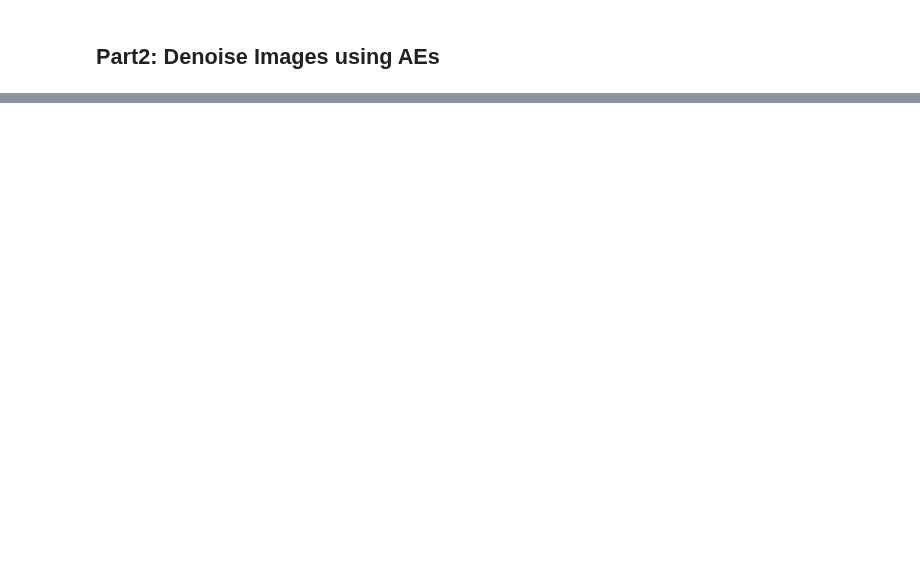
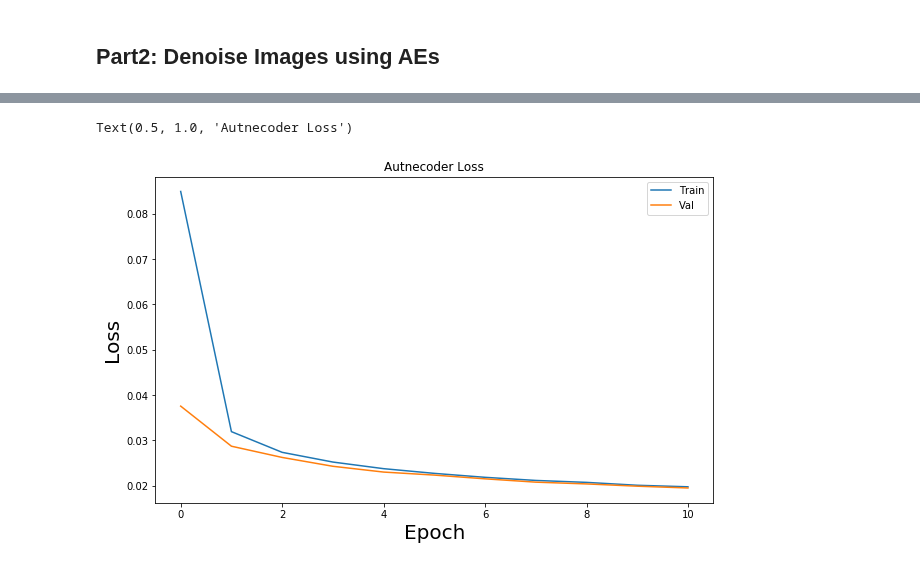
Before and after one commit to gurdeep101/2020-CS109B, a Jupyter notebook: content/labs/lab07/notebook/Lab7_self_gurdeep.ipynb, the cells around one changed output, grey strips where cells are left out. Drawn from its saved outputs; the diff is of its cells as text; code cells hidden in the pictures; blank space fills up the shorter version.

```diff
--- a/content/labs/lab07/notebook/Lab7_self_gurdeep.ipynb
+++ b/content/labs/lab07/notebook/Lab7_self_gurdeep.ipynb
@@ -176,0 +316,4 @@ CondaError: KeyboardInterrupt
+# %%
+# create the model
+ae_model = Model(input_layer, output_layer, name = 'ae_model')
+ae_model.summary()
@@ -176,0 +338,23 @@ CondaError: KeyboardInterrupt
+# %%
+# specify model parameters
+loss = keras.losses.mse
+optimizer = Adam() # RMSprop(learning_rate = 0.001)
+metrics = ['accuracy']
+
+ae_model.compile(optimizer = optimizer, loss = loss, metrics = metrics)
+# %%
+# load model parameters and train
+batch_size = 1048
+epochs = 11
+
+logdir = os.path.join("logs", datetime.datetime.now().strftime("%Y%m%d-%H%M%S"))
+callbacks = [tf.keras.callbacks.EarlyStopping(
+# stop training when 'val_loss' is no longer improving)]
+    monitor = 'val_loss',
+    # no longer improving for at least patience epochs
+    patience = 10,
+    verbose = 5, mode = 'auto'),
+             tf.keras.callbacks.TensorBoard(logdir, histogram_freq=1)]
+
+history = ae_model.fit(x_train_n, x_train, epochs = epochs, batch_size = batch_size,
+                      validation_data = (x_test_n, x_test), callbacks = callbacks)
@@ -176,0 +379,12 @@ CondaError: KeyboardInterrupt
+# %%
+# Lets see how our AE did
+fig, ax = plt.subplots(1,1, figsize = (10,6))
+ax.plot(history.history['loss'], label = 'Train')
+ax.plot(history.history['val_loss'], label = 'Val')
+ax.set_xlabel("Epoch", fontsize = 20)
+ax.set_ylabel("Loss", fontsize = 20)
+ax.legend()
+ax.set_title("Autencoder Loss")
+# %% [output]
+Text(0.5, 1.0, 'Autnecoder Loss')
+[figure, added]
```
Also changed, not shown: parts of 26 cells of this notebook, 5 other files.
